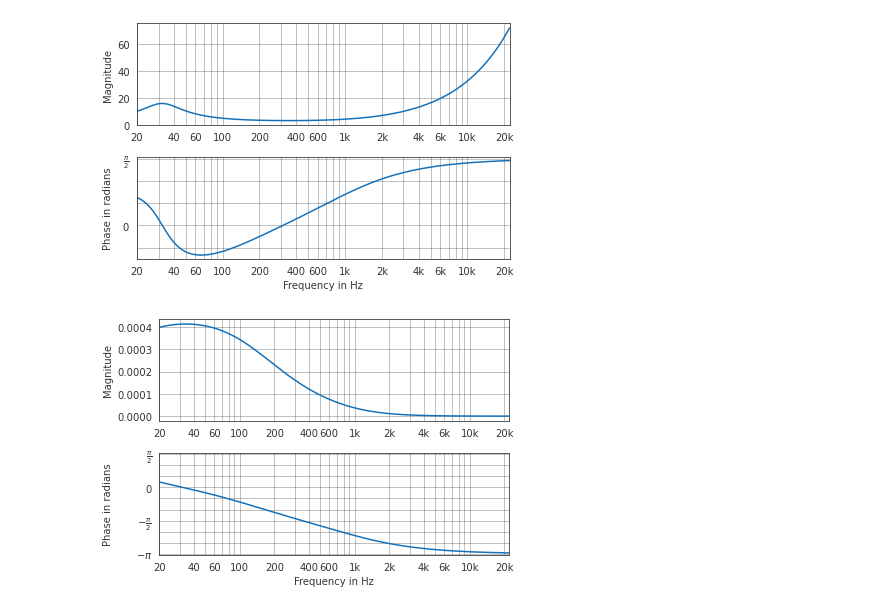
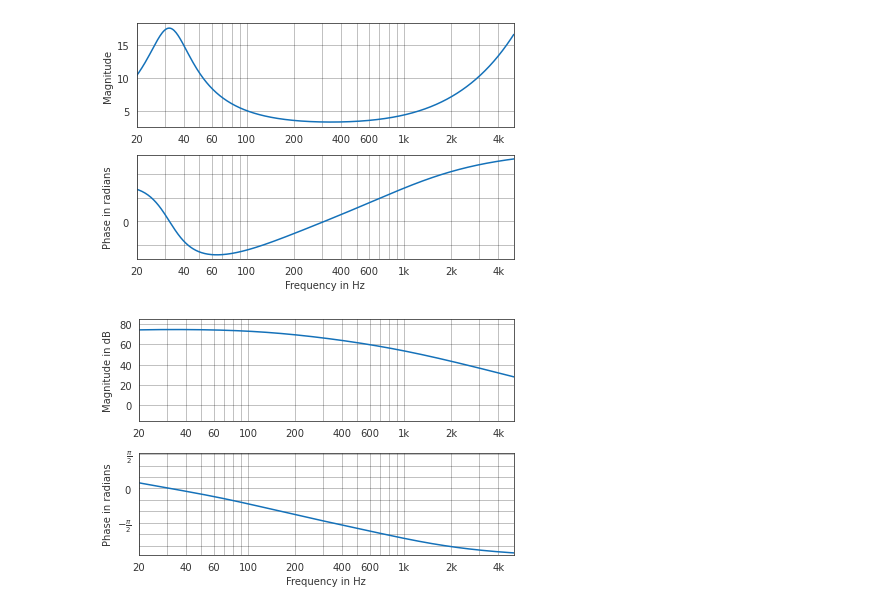
Before and after one commit to pyfar-seminar/imkar, a Jupyter notebook: imkar/impedance_model_notebook.ipynb, the cells around one changed output. Cells and saved outputs as stored; diff of their text form; code cells hidden in the pictures.

```diff
--- a/imkar/impedance_model_notebook.ipynb
+++ b/imkar/impedance_model_notebook.ipynb
@@ -2,13 +2,14 @@
 import pyfar
 import numpy as np
 import matplotlib.pyplot as plt
+import simpy
 
 from pyfar import Signal
 from lcapy import Circuit, s, f, Z
 from numpy import linspace
 
 
-fs = 44100          # s⁻¹
+fs = 10000          # s⁻¹
 B = 1               # T
 l = 17.188          # m
 Sd = 1150e-4        # m²
@@ -22,7 +23,7 @@ L = 0.52e-3         # H
 n = 164.62e-6       # m / N
 w = 20.397          # Ns / m
 m = 148.9e-3        # kg
-w_v = 200           # Q / (omega * n_l)
+w_v = 20            # Q / (omega * n_l)
 
 plot_range_lin = linspace(0, fs/2, fs)    # Frequenzbereich und Auflösung
 
@@ -34,7 +35,7 @@ _Rm  = pow(M, 2) / w                 # Ersatzwert für mechanische Reibung
 _Cm  = m / pow(M, 2)                 # Ersatzwert für mechanische Masse
 _Lm  = pow(M, 2) * n                 # Ersatzwert für mechanische Nachgiebigkeit
 _Ra = pow(M, 2) / pow(Sd, 2) / w_v   # Impedanz Membranvorderseite
-_La = pow(M, 2) / pow(Sd, 2) / n_v  # Nachgiebigkeit durch geschlossenes Gehäuse
+_La = pow(M, 2) / pow(Sd, 2) / n_v   # Nachgiebigkeit durch geschlossenes Gehäuse
 
 
 # Auf elektrische Seite transformiertes Ersatzschaltbild
@@ -63,34 +64,34 @@ def input_impedance():
     """
 
     Z_in = cct.impedance(1)
     sig = Signal(Z_in(f).evaluate(plot_range_lin), sampling_rate = fs, domain = 'freq')
 
     return sig
 
 
 def transfer_function():
     """Calculates the transfer function of the model (sound pressure over input voltage) and returns it as a pyfar signal.
 
     Parameters
     ----------
 
     Returns
     -------
     sig : pyfar.Signal object
         Pyfar Signal containing the transfer function
     """
 
-    H = cct.transfer(1, 0, 2, 0).frequency_response() / _Ra / M    # H = p_ac / U_e = I(Ra) / (M * U_e)
+    H = cct.transfer(1, 0, 2, 0).frequency_response() / _Ra * M / Sd
     sig = Signal(H(f).evaluate(plot_range_lin), sampling_rate = fs, domain = 'freq')
 
     return sig
 
 plt.figure()
 pyfar.plot.line.freq_phase(input_impedance(), dB = False)
 plt.show()
 plt.figure()
-pyfar.plot.line.freq_phase(transfer_function(), dB = False)
+pyfar.plot.line.freq_phase(transfer_function(), dB = True, log_reference = 20e-6)
 plt.show()
 # %% [output]
-[figure, old version]
+[figure, new version]
-[figure, old version]
+[figure, new version]
```
Also changed, not shown: 2 other files.
